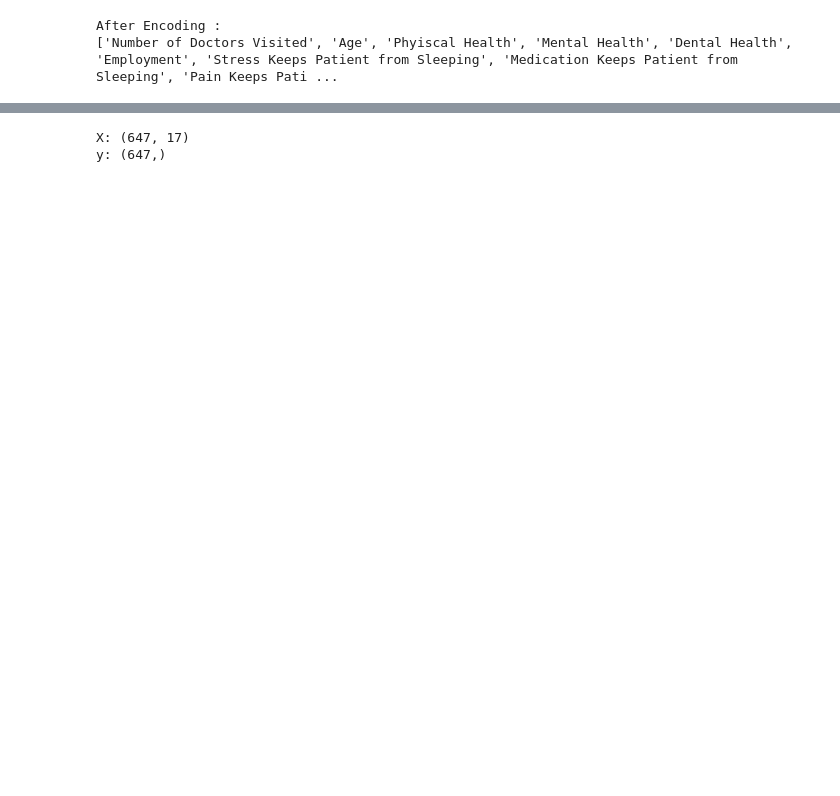
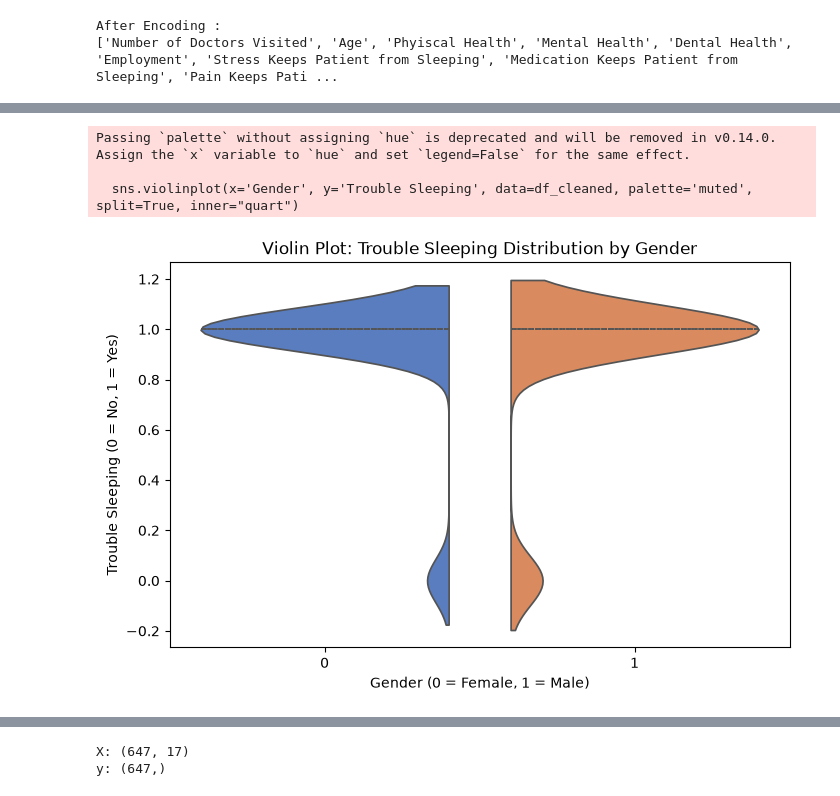
Before and after one commit to Badgirmaa/Machine-learning_CA1, a Jupyter notebook: 2026637_MachineLearning.ipynb, the cells around one changed output, grey strips where cells are left out. Saved outputs shown, nothing was run; the diff lists cells and outputs as text; code cells hidden in the pictures; blank space fills up the shorter version.

```diff
--- a/2026637_MachineLearning.ipynb
+++ b/2026637_MachineLearning.ipynb
@@ -237,0 +344,13 @@ After Encoding :
+# %%
+plt.figure(figsize=(8, 5))
+# inner='quartile'
+sns.violinplot(x='Gender', y='Trouble Sleeping', data=df_cleaned, palette='muted', split=True, inner="quart")
+plt.title('Violin Plot: Trouble Sleeping Distribution by Gender')
+plt.xlabel('Gender (0 = Female, 1 = Male)')
+plt.ylabel('Trouble Sleeping (0 = No, 1 = Yes)')
+plt.show()
+# %% [output]
+Passing `palette` without assigning `hue` is deprecated and will be removed in v0.14.0. Assign the `x` variable to `hue` and set `legend=False` for the same effect.
+
+  sns.violinplot(x='Gender', y='Trouble Sleeping', data=df_cleaned, palette='muted', split=True, inner="quart")
+[figure, added]
```
Also changed, not shown: parts of 50 cells of this notebook.
